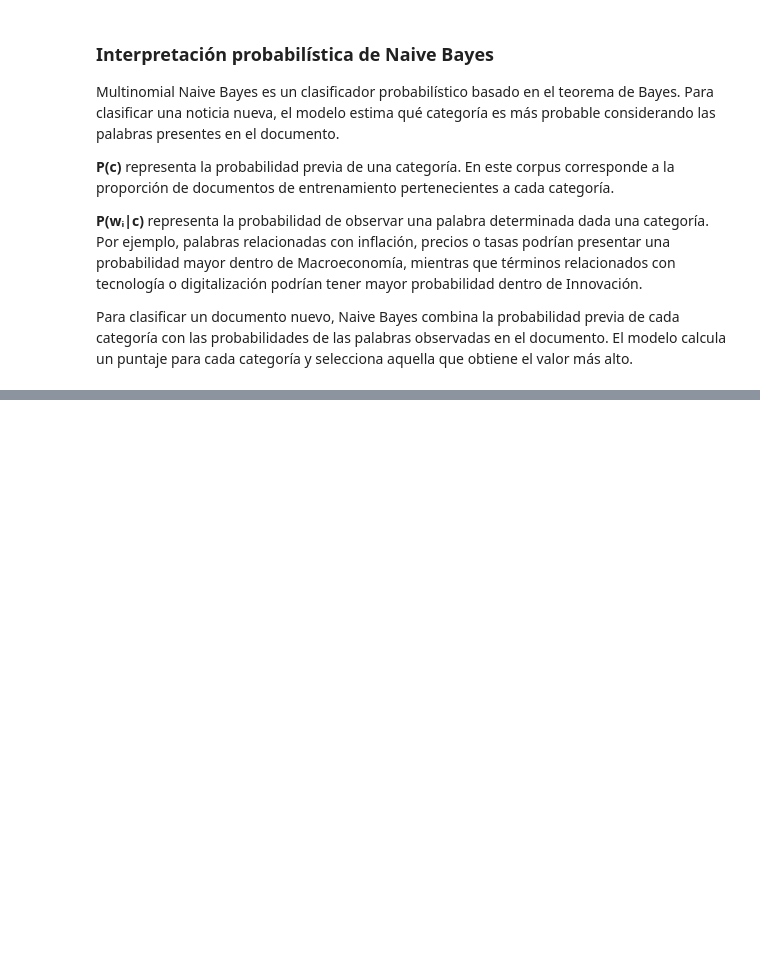
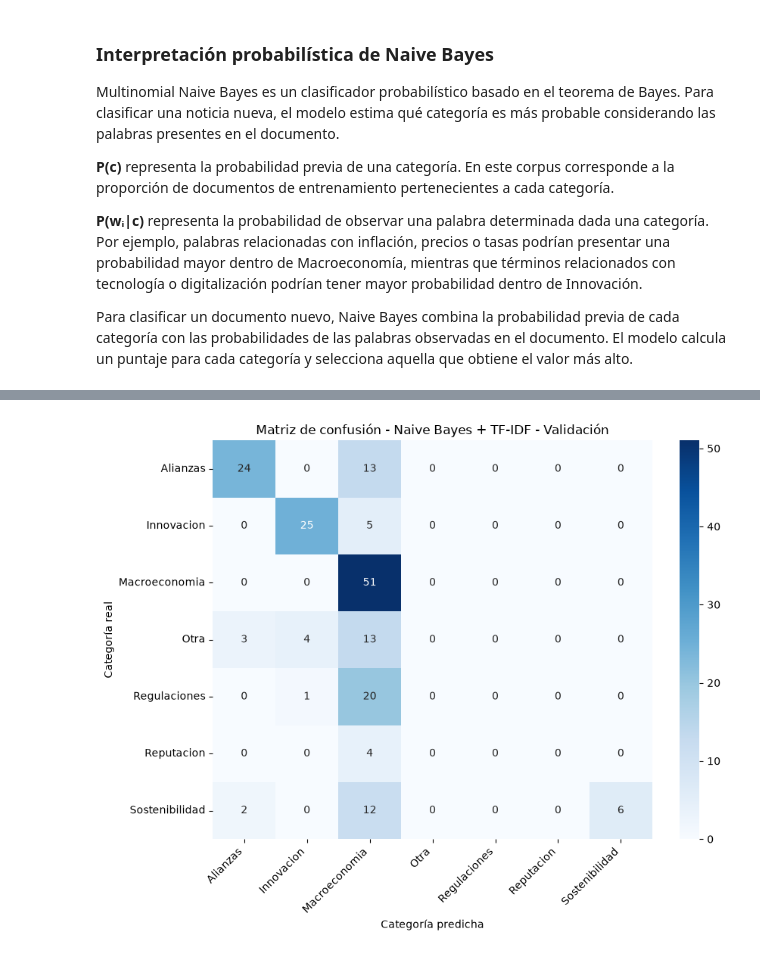
Before and after one commit to Cynthiss/NLP, a Jupyter notebook: Lab_3/Lab_3.ipynb, the cells around one changed output, grey strips where cells are left out. Cells and saved outputs as stored; diff of their text form; code cells hidden in the pictures; blank space fills up the shorter version.

```diff
--- a/Lab_3/Lab_3.ipynb
+++ b/Lab_3/Lab_3.ipynb
@@ -1798,0 +2003,33 @@ Para clasificar un documento nuevo, Naive Bayes combina la probabilidad previa d
+# %%
+
+# Matriz de confusión - TF-IDF - Validación
+
+
+cm_tfidf = confusion_matrix(
+    y_val,
+    y_val_pred_tfidf,
+    labels=categorias_modelo
+)
+
+plt.figure(figsize=(9,7))
+
+sns.heatmap(
+    cm_tfidf,
+    annot=True,
+    fmt="d",
+    cmap="Blues",
+    xticklabels=categorias_modelo,
+    yticklabels=categorias_modelo
+)
+
+plt.title("Matriz de confusión - Naive Bayes + TF-IDF - Validación")
+plt.xlabel("Categoría predicha")
+plt.ylabel("Categoría real")
+
+plt.xticks(rotation=45, ha="right")
+plt.yticks(rotation=0)
+
+plt.tight_layout()
+plt.show()
+# %% [output]
+[figure, added]
```
Also changed, not shown: parts of 9 cells of this notebook.
